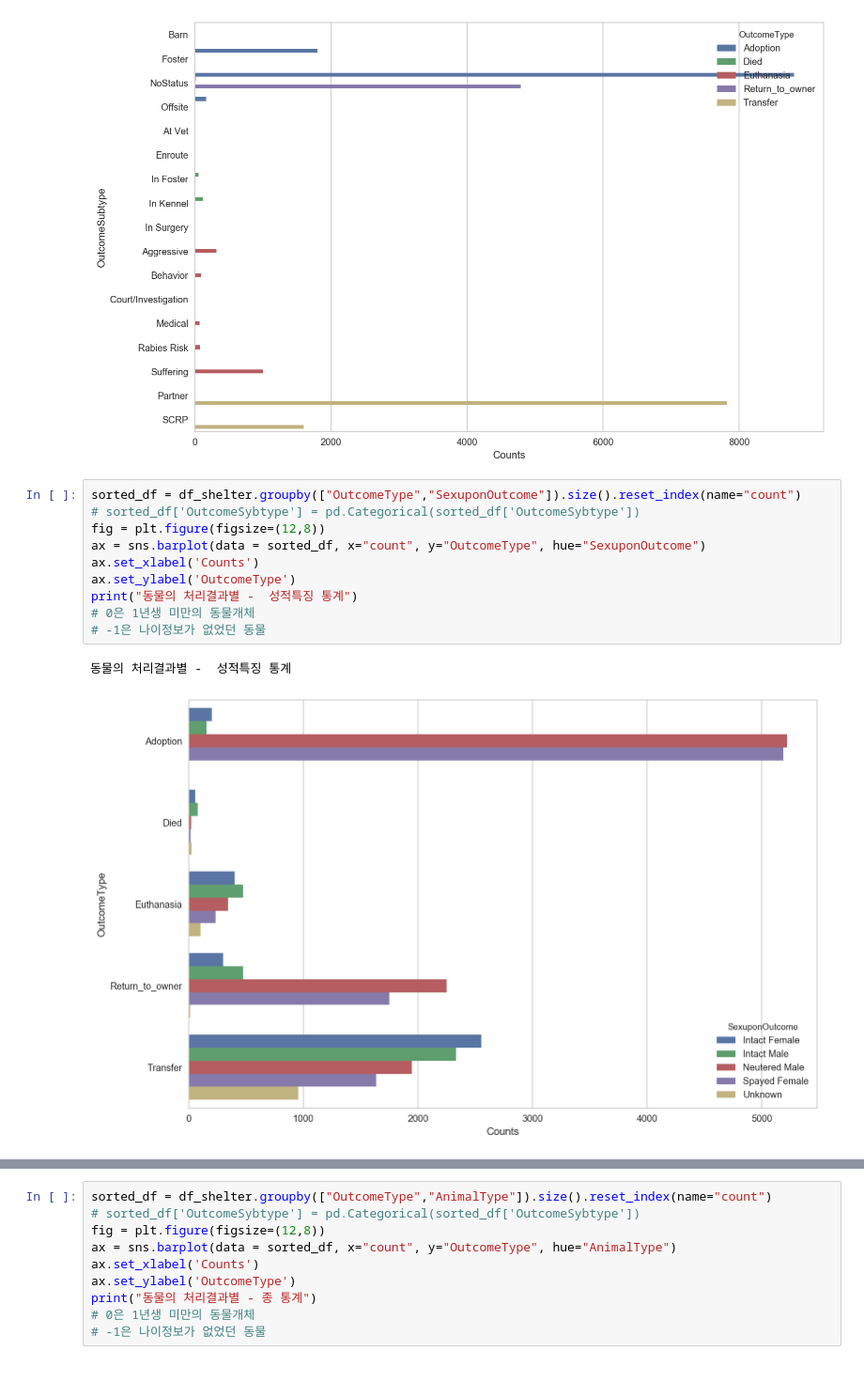
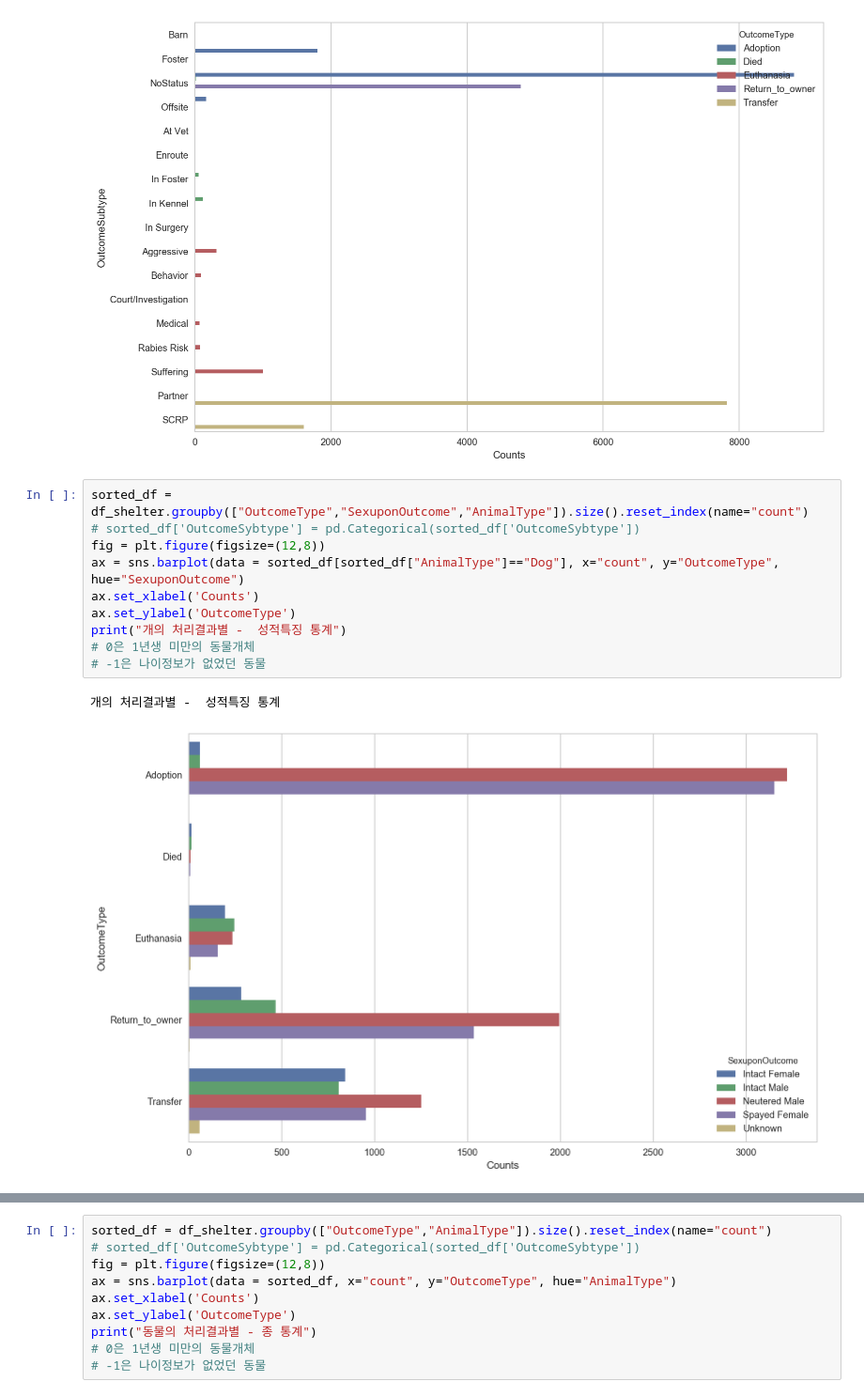
Before and after one commit to brightscannon/Keggle_Shelter_analysis, a Jupyter notebook: 0_shelter_EDA.ipynb, the cells around one changed output, grey strips where cells are left out. Shown at 94% size. Cells and saved outputs as stored; diff of their text form.

Commit message:
Update : shelter_EDA tid

```diff
--- a/0_shelter_EDA.ipynb
+++ b/0_shelter_EDA.ipynb
@@ -547,15 +580,15 @@ print("동물의 처리결과별 - 특징 통계")
 동물의 처리결과별 - 특징 통계
 [figure]
 # %%
-sorted_df = df_shelter.groupby(["OutcomeType","SexuponOutcome"]).size().reset_index(name="count")
+sorted_df = df_shelter.groupby(["OutcomeType","SexuponOutcome","AnimalType"]).size().reset_index(name="count")
 # sorted_df['OutcomeSybtype'] = pd.Categorical(sorted_df['OutcomeSybtype'])
 fig = plt.figure(figsize=(12,8))
-ax = sns.barplot(data = sorted_df, x="count", y="OutcomeType", hue="SexuponOutcome")
+ax = sns.barplot(data = sorted_df[sorted_df["AnimalType"]=="Dog"], x="count", y="OutcomeType", hue="SexuponOutcome")
 ax.set_xlabel('Counts')
 ax.set_ylabel('OutcomeType')
-print("동물의 처리결과별 -  성적특징 통계")
+print("개의 처리결과별 -  성적특징 통계")
 # 0은 1년생 미만의 동물개체
 # -1은 나이정보가 없었던 동물
 # %% [output]
-동물의 처리결과별 -  성적특징 통계
+개의 처리결과별 -  성적특징 통계
-[figure, old version]
+[figure, new version]
```
Also changed, not shown: parts of 37 cells of this notebook, 2 other files.
